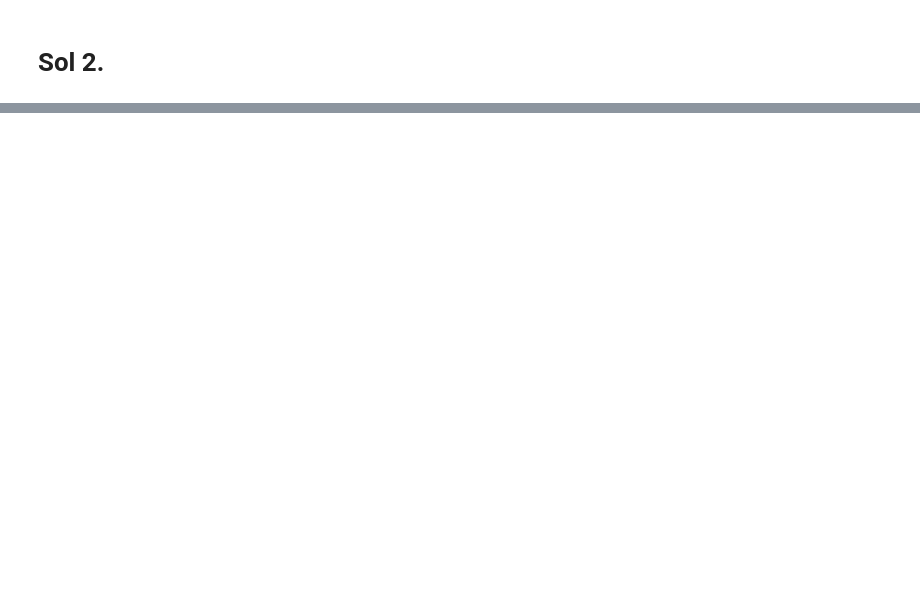
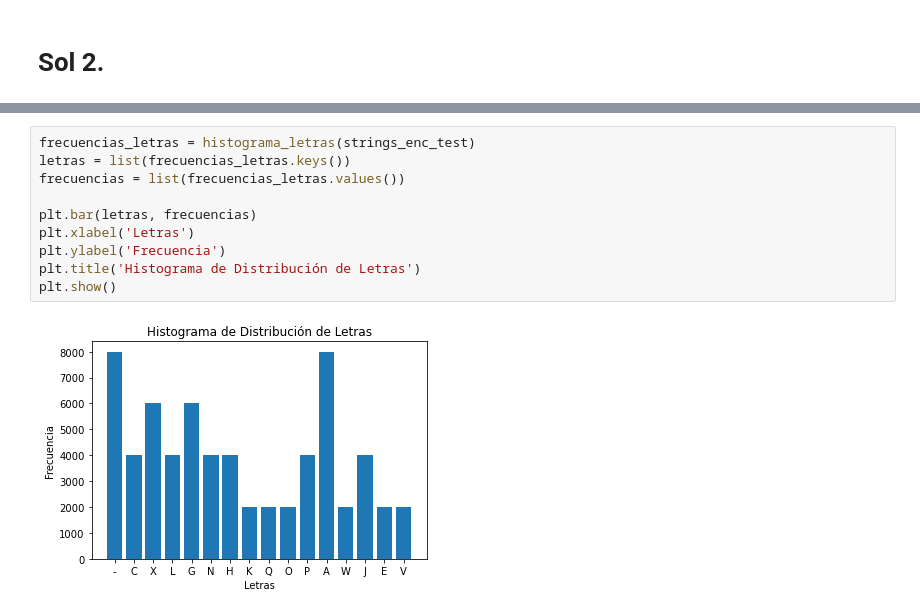
Before and after one commit to albert-santos01/DeepLearning, a Jupyter notebook: P2/P2-Questions.ipynb, the cells around one changed output, grey strips where cells are left out. Cells and saved outputs as stored; diff of their text form; blank space fills up the shorter version.

```diff
--- a/P2/P2-Questions.ipynb
+++ b/P2/P2-Questions.ipynb
@@ -258,0 +320,12 @@ Test Message decrypted (must be used only for evaluation purposes): HEEXPLAINEDT
+# %%
+frecuencias_letras = histograma_letras(strings_enc_test)
+letras = list(frecuencias_letras.keys())
+frecuencias = list(frecuencias_letras.values())
+
+plt.bar(letras, frecuencias)
+plt.xlabel('Letras')
+plt.ylabel('Frecuencia')
+plt.title('Histograma de Distribución de Letras')
+plt.show()
+# %% [output]
+[figure, added]
```
Also changed, not shown: parts of 15 cells of this notebook.
